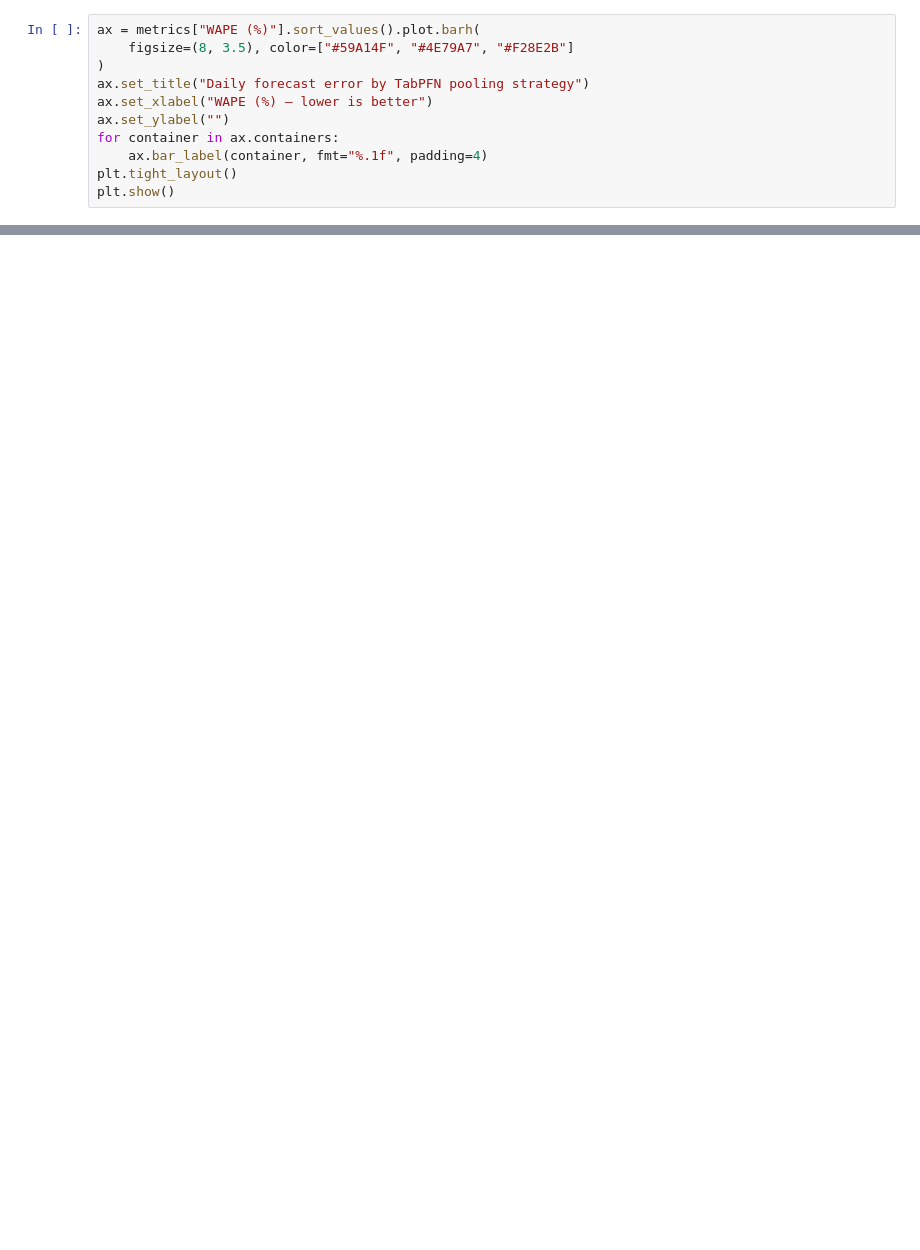
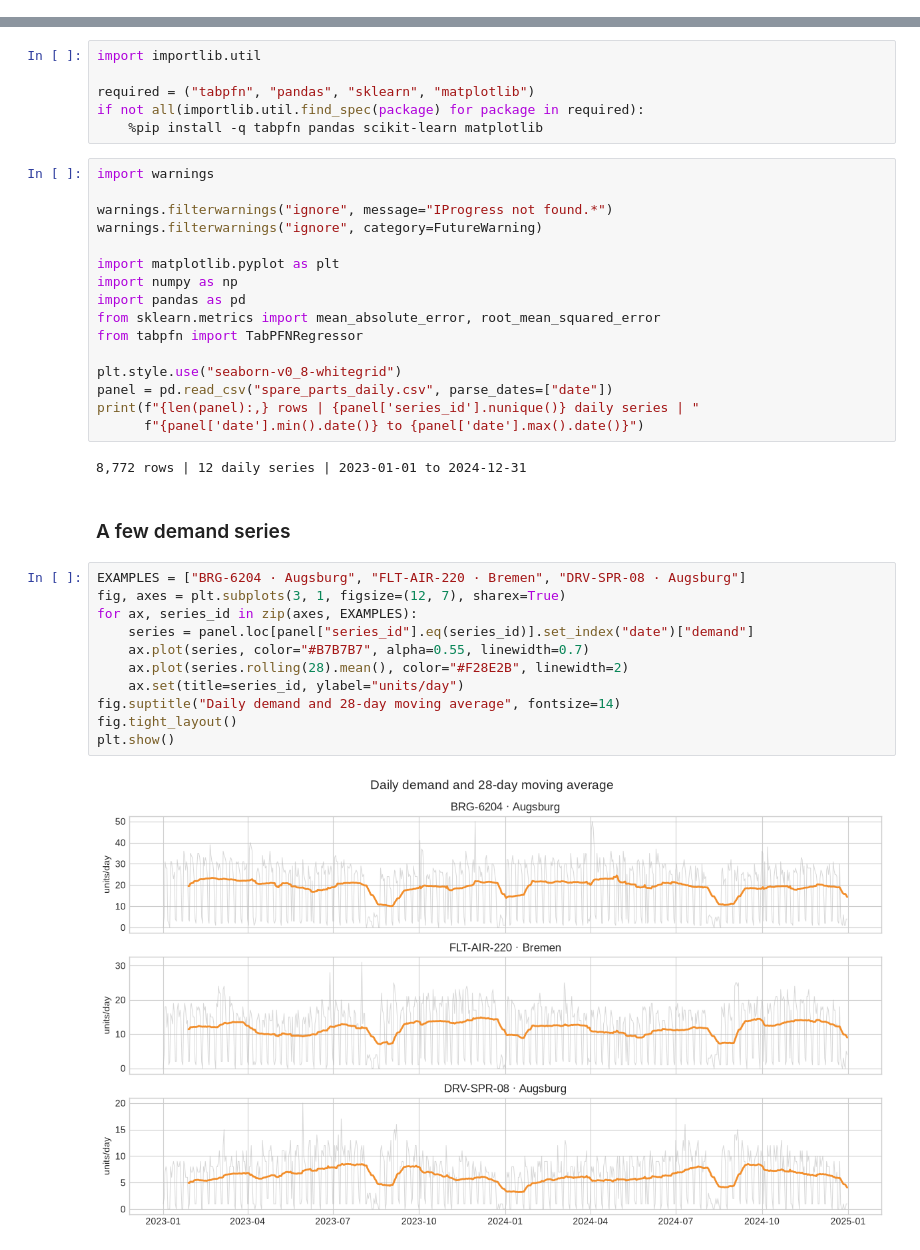
Before and after one commit to PriorLabs/tabpfn-cookbook, a Jupyter notebook: notebooks/forecast_spare_parts_demand.ipynb, the cells around one changed output, grey strips where cells are left out. Saved outputs shown, nothing was run; the diff lists cells and outputs as text; blank space fills up the shorter version.

```diff
--- a/notebooks/forecast_spare_parts_demand.ipynb
+++ b/notebooks/forecast_spare_parts_demand.ipynb
@@ -374,11 +0,0 @@ metrics
-# %%
-ax = metrics["WAPE (%)"].sort_values().plot.barh(
-    figsize=(8, 3.5), color=["#59A14F", "#4E79A7", "#F28E2B"]
-)
-ax.set_title("Daily forecast error by TabPFN pooling strategy")
-ax.set_xlabel("WAPE (%) — lower is better")
-ax.set_ylabel("")
-for container in ax.containers:
-    ax.bar_label(container, fmt="%.1f", padding=4)
-plt.tight_layout()
-plt.show()
@@ -450,0 +19,39 @@ For a production spare-parts system, consider adding known-in-advance signals su
+# %%
+import importlib.util
+
+required = ("tabpfn", "pandas", "sklearn", "matplotlib")
+if not all(importlib.util.find_spec(package) for package in required):
+    %pip install -q tabpfn pandas scikit-learn matplotlib
+# %%
+import warnings
+
+warnings.filterwarnings("ignore", message="IProgress not found.*")
+warnings.filterwarnings("ignore", category=FutureWarning)
+
+import matplotlib.pyplot as plt
+import numpy as np
+import pandas as pd
+from sklearn.metrics import mean_absolute_error, root_mean_squared_error
+from tabpfn import TabPFNRegressor
+
+plt.style.use("seaborn-v0_8-whitegrid")
+panel = pd.read_csv("spare_parts_daily.csv", parse_dates=["date"])
+print(f"{len(panel):,} rows | {panel['series_id'].nunique()} daily series | "
+      f"{panel['date'].min().date()} to {panel['date'].max().date()}")
+# %% [output]
+8,772 rows | 12 daily series | 2023-01-01 to 2024-12-31
+# %% [markdown]
+### A few demand series
+# %%
+EXAMPLES = ["BRG-6204 · Augsburg", "FLT-AIR-220 · Bremen", "DRV-SPR-08 · Augsburg"]
+fig, axes = plt.subplots(3, 1, figsize=(12, 7), sharex=True)
+for ax, series_id in zip(axes, EXAMPLES):
+    series = panel.loc[panel["series_id"].eq(series_id)].set_index("date")["demand"]
+    ax.plot(series, color="#B7B7B7", alpha=0.55, linewidth=0.7)
+    ax.plot(series.rolling(28).mean(), color="#F28E2B", linewidth=2)
+    ax.set(title=series_id, ylabel="units/day")
+fig.suptitle("Daily demand and 28-day moving average", fontsize=14)
+fig.tight_layout()
+plt.show()
+# %% [output]
+[figure, added]
```
Also changed, not shown: parts of 37 cells of this notebook, 1 other file.
